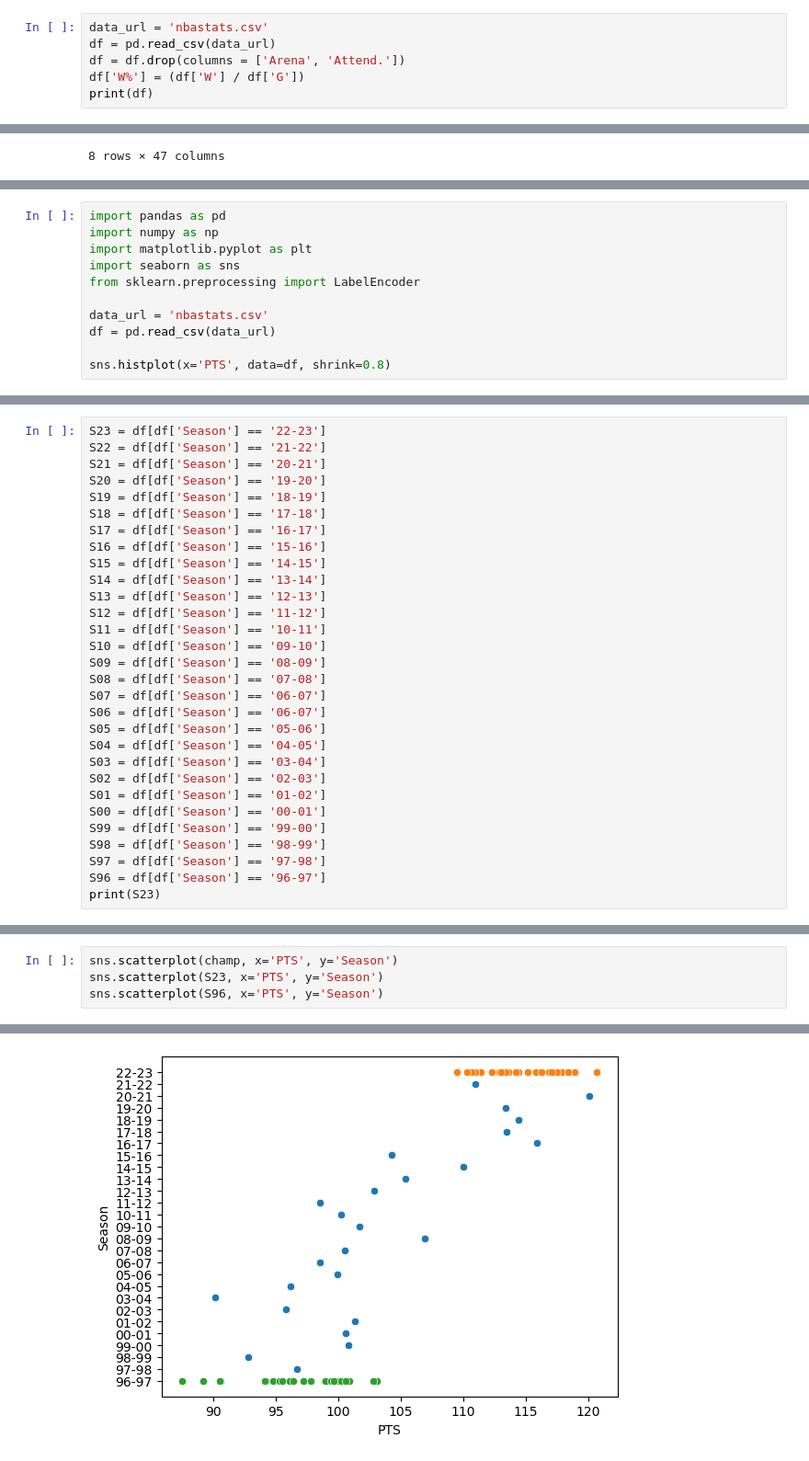
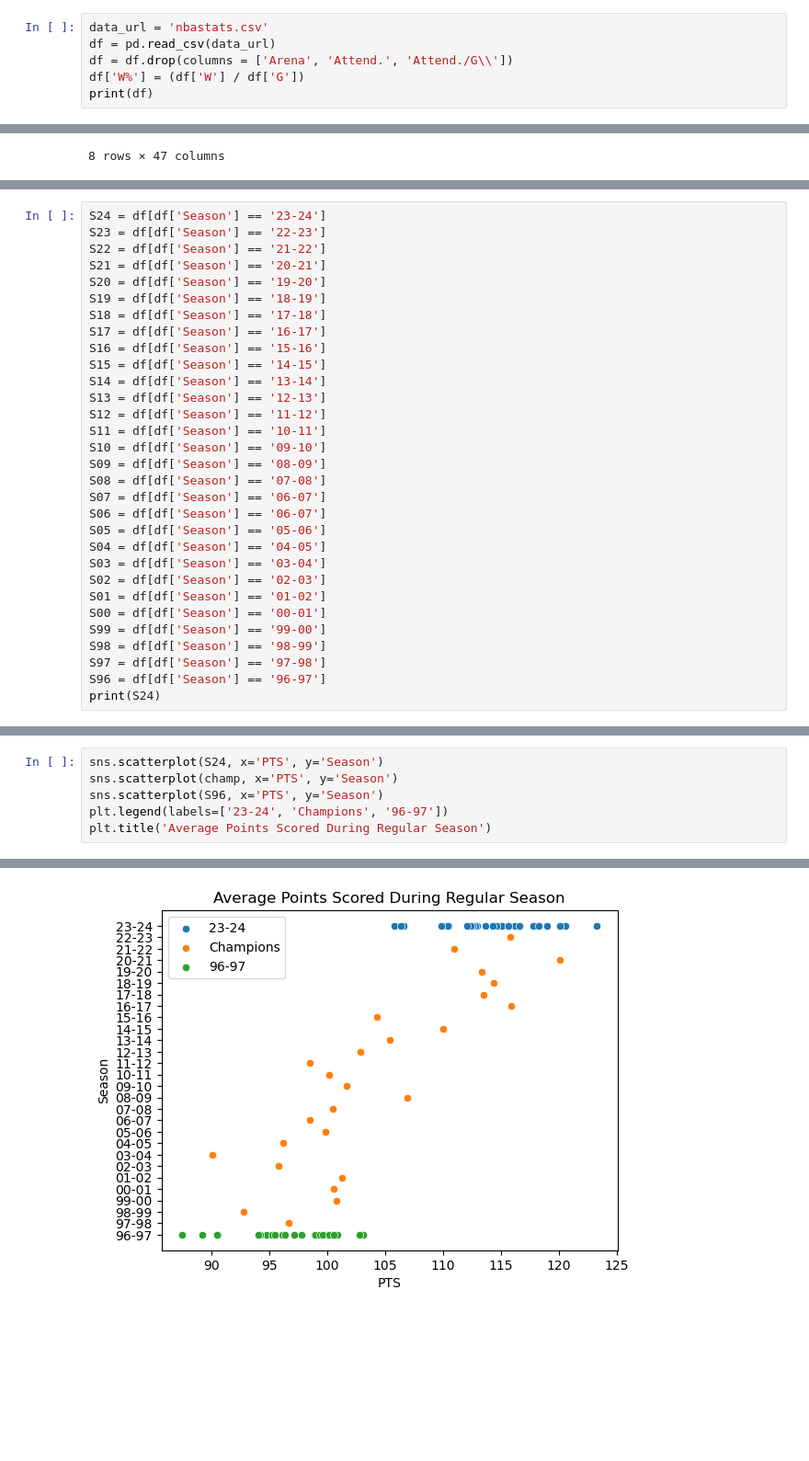
Before and after one commit to abdulksyed10/CS2410FinalProject, a Jupyter notebook: Preprocessing.ipynb, the cells around one changed output, grey strips where cells are left out. Shown at 92% size. Saved outputs shown, nothing was run; the diff lists cells and outputs as text; blank space fills up the shorter version.

```diff
--- a/Preprocessing.ipynb
+++ b/Preprocessing.ipynb
@@ -7,7 +7,7 @@ from sklearn.preprocessing import LabelEncoder
 # %%
 data_url = 'nbastats.csv'
 df = pd.read_csv(data_url)
-df = df.drop(columns = ['Arena', 'Attend.'])
+df = df.drop(columns = ['Arena', 'Attend.', 'Attend./G\\'])
 df['W%'] = (df['W'] / df['G'])
 print(df)
 # %% [output]
@@ -120,11 +123,0 @@ ValueError: could not convert string to float: '23-24'
-# %%
-import pandas as pd
-import numpy as np
-import matplotlib.pyplot as plt
-import seaborn as sns
-from sklearn.preprocessing import LabelEncoder
-
-data_url = 'nbastats.csv'
-df = pd.read_csv(data_url)
-
-sns.histplot(x='PTS', data=df, shrink=0.8)
@@ -155,4 +183,5 @@ print(champ)
 # %%
+S24 = df[df['Season'] == '23-24']
 S23 = df[df['Season'] == '22-23']
 S22 = df[df['Season'] == '21-22']
 S21 = df[df['Season'] == '20-21']
@@ -181,6 +210,6 @@ S99 = df[df['Season'] == '99-00']
 S98 = df[df['Season'] == '98-99']
 S97 = df[df['Season'] == '97-98']
 S96 = df[df['Season'] == '96-97']
-print(S23)
+print(S24)
 # %% [output]
    Season                     Team Championship   Age     W     L    PW    PL  \
@@ -203,5 +252,7 @@ print(S23)
 # %%
+sns.scatterplot(S24, x='PTS', y='Season')
 sns.scatterplot(champ, x='PTS', y='Season')
-sns.scatterplot(S23, x='PTS', y='Season')
 sns.scatterplot(S96, x='PTS', y='Season')
+plt.legend(labels=['23-24', 'Champions', '96-97'])
+plt.title('Average Points Scored During Regular Season')
 # %% [output]
@@ -209 +260 @@ sns.scatterplot(S96, x='PTS', y='Season')
-[figure, old version]
+[figure, new version]
```
Also changed, not shown: parts of 19 cells of this notebook.
